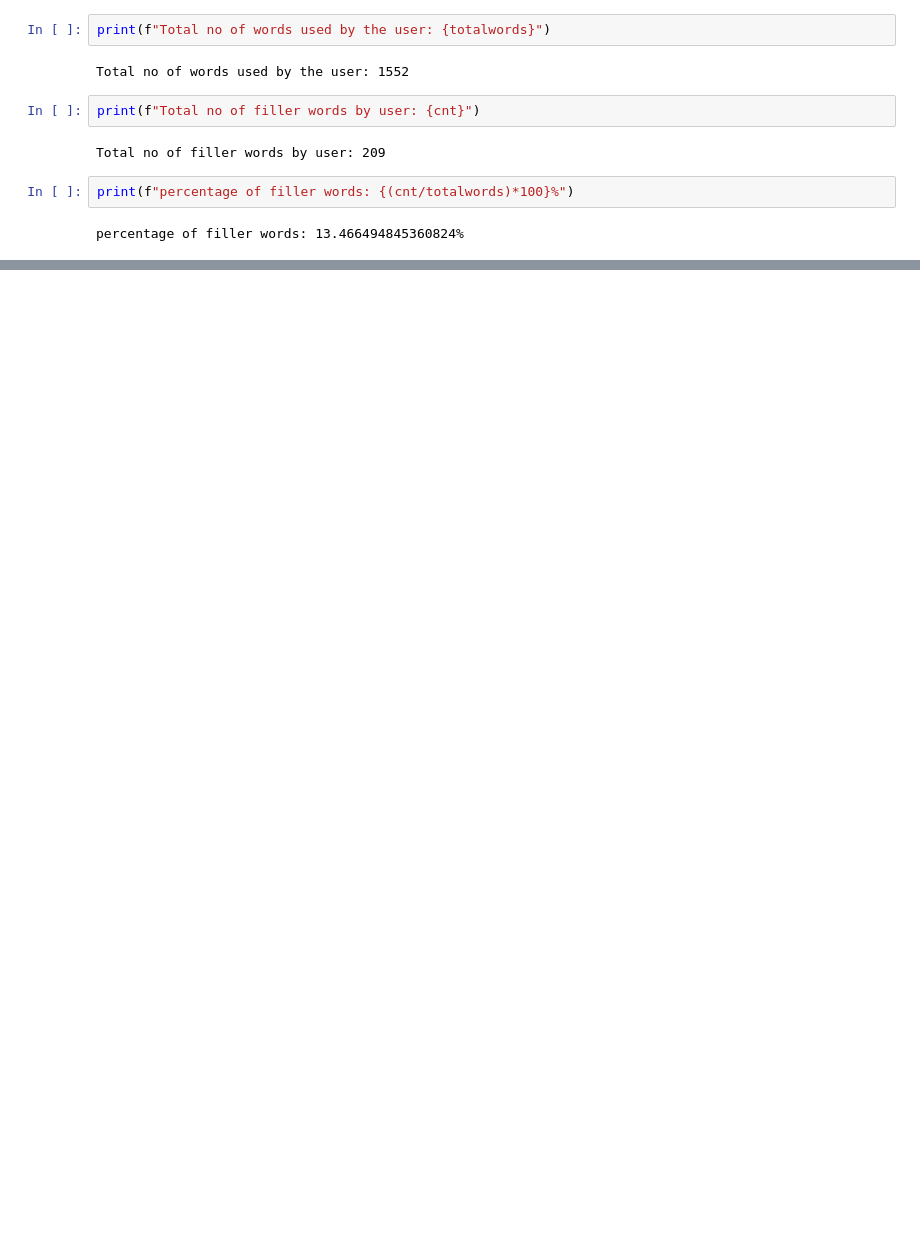
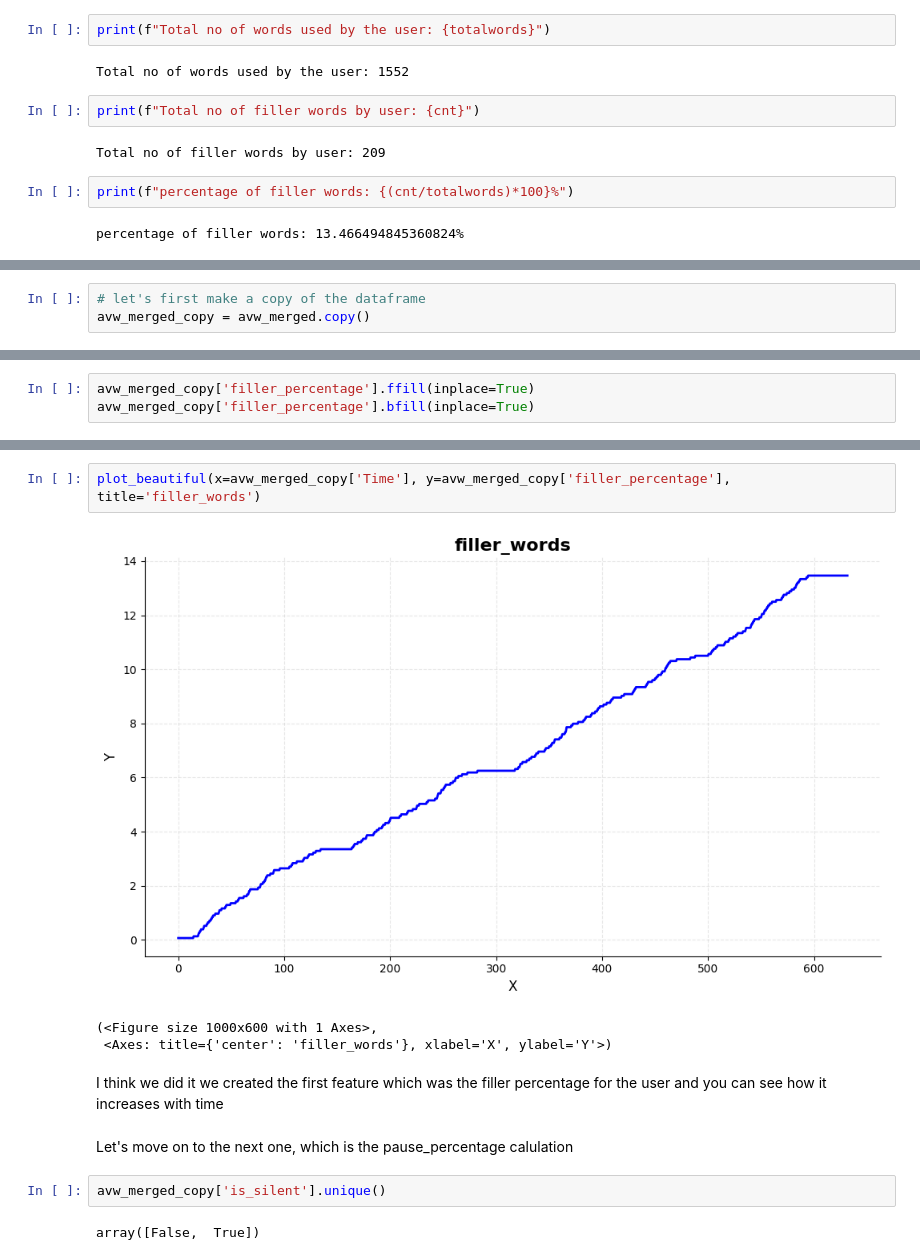
Before and after one commit to Ak62007/Multimodel-Reasoning, a Jupyter notebook: notebooks/master_df_ana.ipynb, the cells around one changed output, grey strips where cells are left out. Cells and saved outputs as stored; diff of their text form; blank space fills up the shorter version.

```diff
--- a/notebooks/master_df_ana.ipynb
+++ b/notebooks/master_df_ana.ipynb
@@ -67,0 +71,3 @@ percentage of filler words: 13.466494845360824%
+# %%
+# let's first make a copy of the dataframe
+avw_merged_copy = avw_merged.copy()
@@ -67,0 +127,3 @@ percentage of filler words: 13.466494845360824%
+# %%
+avw_merged_copy['filler_percentage'].ffill(inplace=True)
+avw_merged_copy['filler_percentage'].bfill(inplace=True)
@@ -67,0 +145,14 @@ percentage of filler words: 13.466494845360824%
+# %%
+plot_beautiful(x=avw_merged_copy['Time'], y=avw_merged_copy['filler_percentage'], title='filler_words')
+# %% [output]
+[figure, added]
+(<Figure size 1000x600 with 1 Axes>,
+ <Axes: title={'center': 'filler_words'}, xlabel='X', ylabel='Y'>)
+# %% [markdown]
+I think we did it we created the first feature which was the filler percentage for the user and you can see how it increases with time
+# %% [markdown]
+Let's move on to the next one, which is the pause_percentage calulation
+# %%
+avw_merged_copy['is_silent'].unique()
+# %% [output]
+array([False,  True])
```
Also changed, not shown: parts of 23 cells of this notebook.
